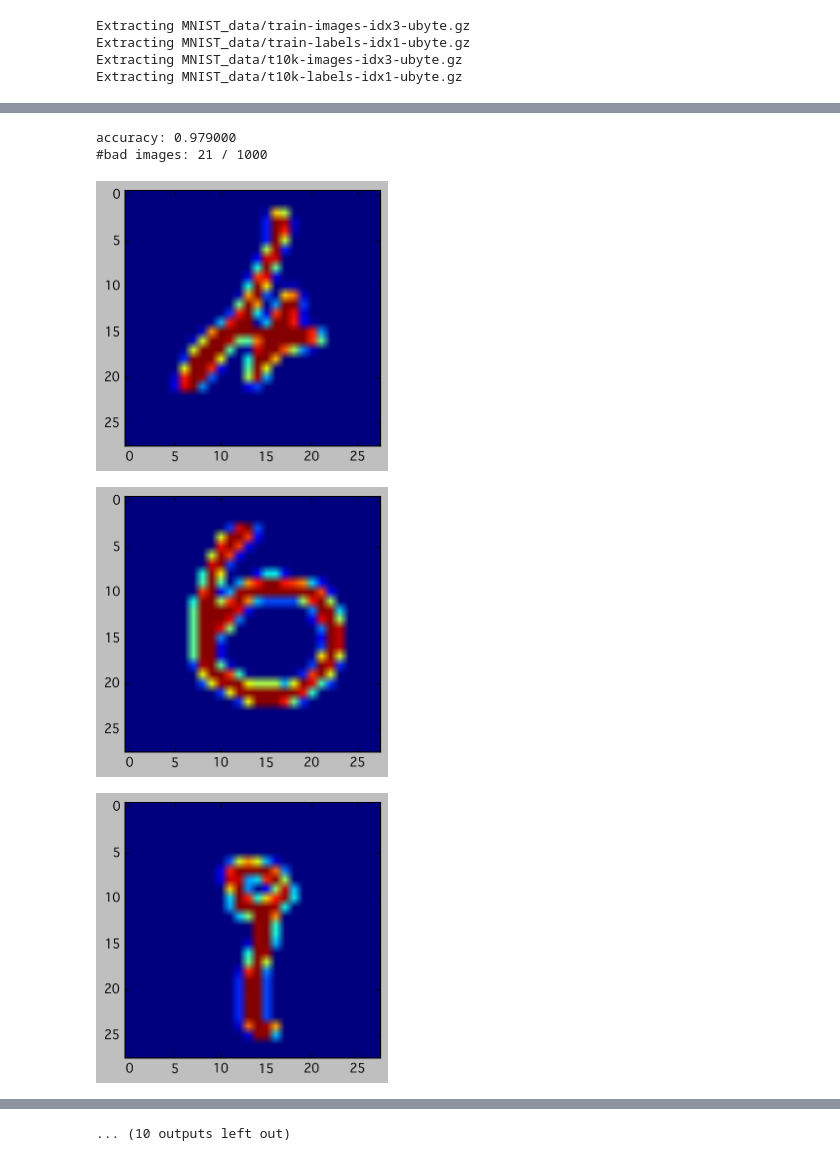
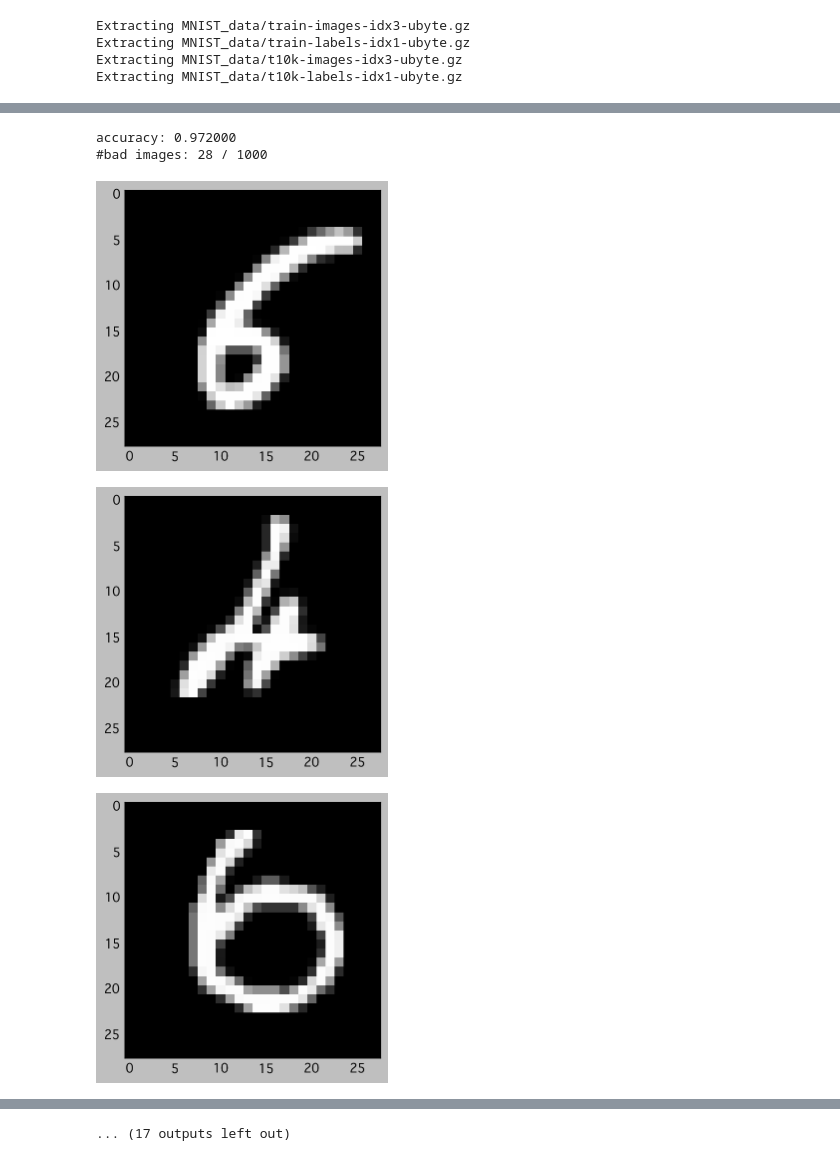
Before and after one commit to yamitzky/tensorflow-tutorial, a Jupyter notebook: 02-mnist-expert/MNIST-expert.ipynb, the cells around one changed output, grey strips where cells are left out. Saved outputs shown, nothing was run; the diff lists cells and outputs as text; code cells hidden in the pictures.

```diff
--- a/02-mnist-expert/MNIST-expert.ipynb
+++ b/02-mnist-expert/MNIST-expert.ipynb
@@ -97,22 +95,25 @@ for i in range(20000):
 # %%
 %matplotlib inline
 from __future__ import division
 import matplotlib.pyplot as plt
+
+def imshow(img):
+    plt.imshow(img, interpolation='none', cmap='gray')
 
 test_images = mnist.test.images[:1000]
 test_labels = mnist.test.labels[:1000]
 
 result = correct.eval({x: test_images, y_: test_labels, keep_prob: 1.0})
 bad_imgs = test_images[~result]
 for img in bad_imgs:
     plt.figure()
-    plt.imshow(img.reshape([28, 28]))
+    imshow(img.reshape([28, 28]))
 
 print('accuracy: %f' % (sum(result) / len(result)))
 print('#bad images: %d / 1000' % (len(result) - sum(result)))
 # %% [output]
-accuracy: 0.979000
-#bad images: 21 / 1000
+accuracy: 0.972000
+#bad images: 28 / 1000
-[figure, old version]
+[figure, new version]
-[figure, old version]
+[figure, new version]
-[figure, old version]
+[figure, new version]
@@ -127 +128 @@ accuracy: 0.979000
-... (10 outputs left out)
+... (17 outputs left out)
```
Also changed, not shown: parts of 8 cells of this notebook.
